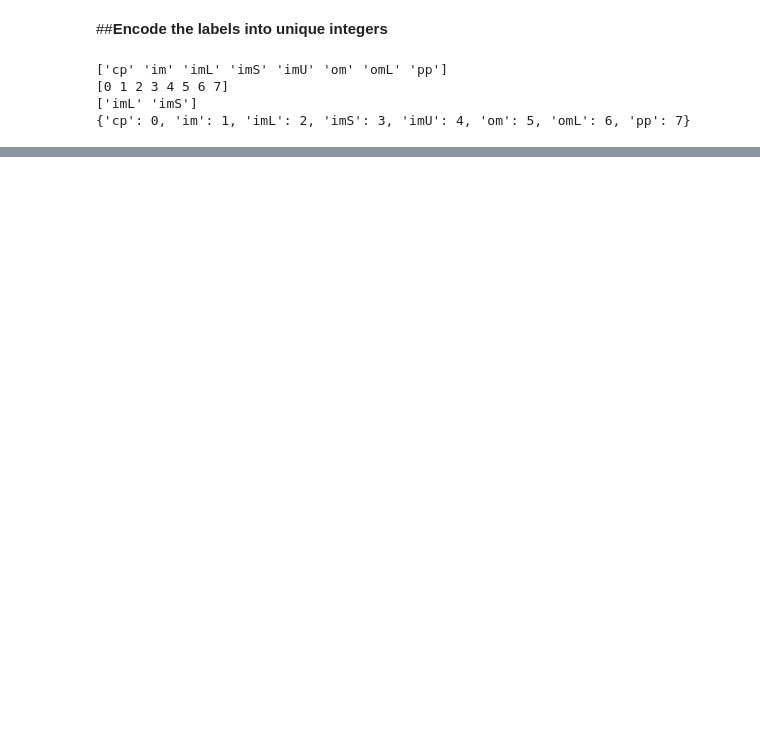
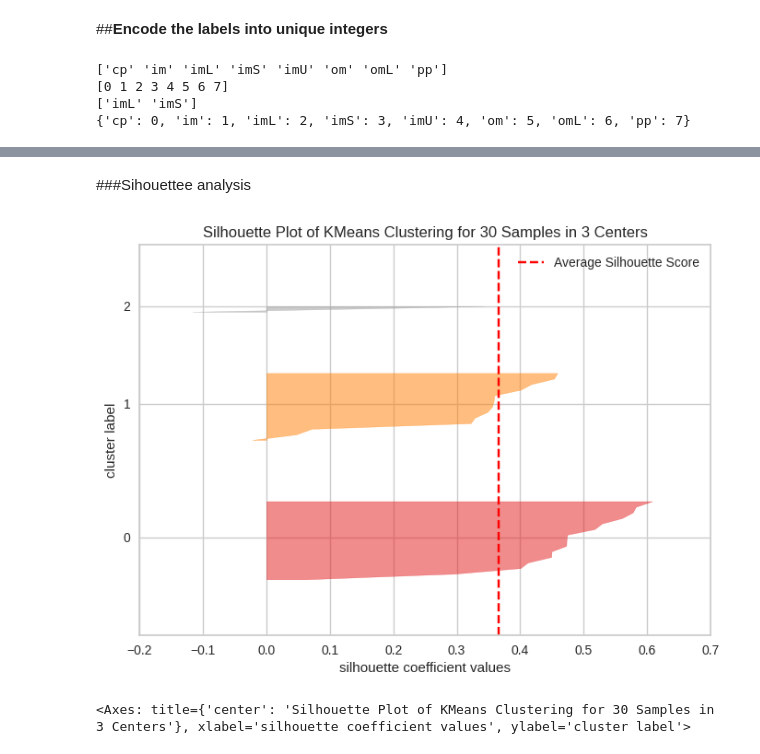
Before and after one commit to yangxu21/ML_summary, a Jupyter notebook: K_mean_summary.ipynb, the cells around one changed output, grey strips where cells are left out. Drawn from its saved outputs; the diff is of its cells as text; code cells hidden in the pictures; blank space fills up the shorter version.

```diff
--- a/K_mean_summary.ipynb
+++ b/K_mean_summary.ipynb
@@ -130,0 +166,13 @@ km.fit(scaler.transform(numerical_df))
+# %% [markdown]
+###Sihouettee analysis
+# %%
+# Sihouettee analysis using yellowbrick
+
+from yellowbrick.cluster import SilhouetteVisualizer
+
+visualizer = SilhouetteVisualizer(KMeans(n_init=10, n_clusters=3))
+visualizer.fit(scaler.transform(numerical_df))
+visualizer.poof()
+# %% [output]
+[figure, added]
+<Axes: title={'center': 'Silhouette Plot of KMeans Clustering for 30 Samples in 3 Centers'}, xlabel='silhouette coefficient values', ylabel='cluster label'>
```
Also changed, not shown: parts of 14 cells of this notebook.
